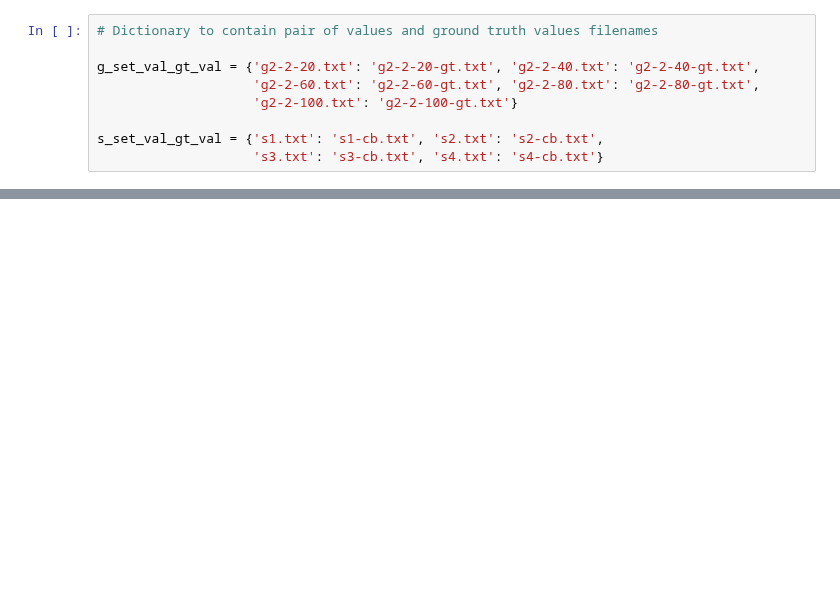
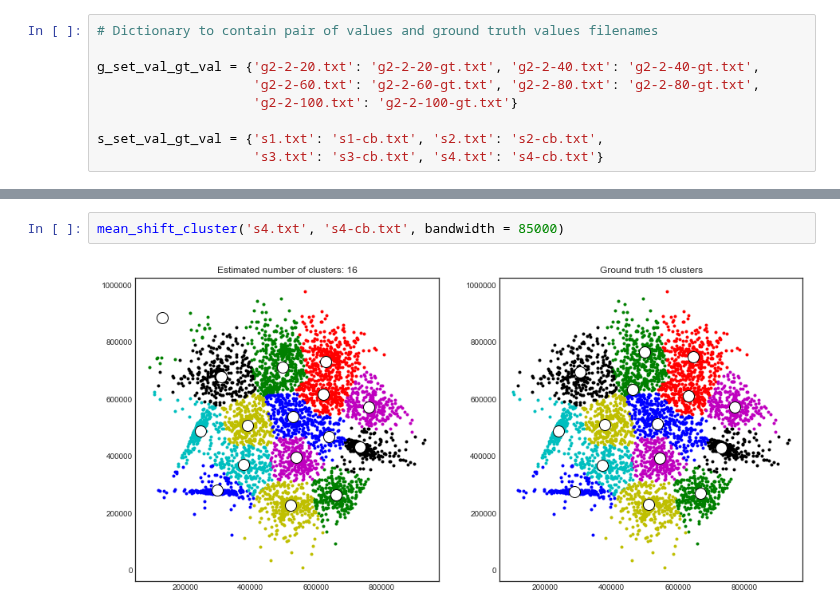
Before and after one commit to Progern/computer-vision-hw, a Jupyter notebook: cv-3-0/cv-3-1-mean-cam-shift.ipynb, the cells around one changed output, grey strips where cells are left out. Drawn from its saved outputs; the diff is of its cells as text; blank space fills up the shorter version.

```diff
--- a/cv-3-0/cv-3-1-mean-cam-shift.ipynb
+++ b/cv-3-0/cv-3-1-mean-cam-shift.ipynb
@@ -149,0 +151,4 @@ mean_shift_cluster('s3.txt', 's3-cb.txt', bandwidth = 75000)
+# %%
+mean_shift_cluster('s4.txt', 's4-cb.txt', bandwidth = 85000)
+# %% [output]
+[figure, added]
```
Also changed, not shown: parts of 8 cells of this notebook.
